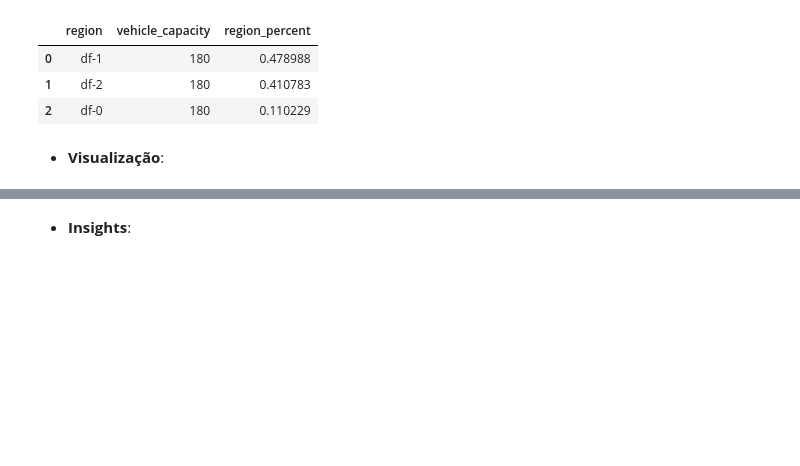
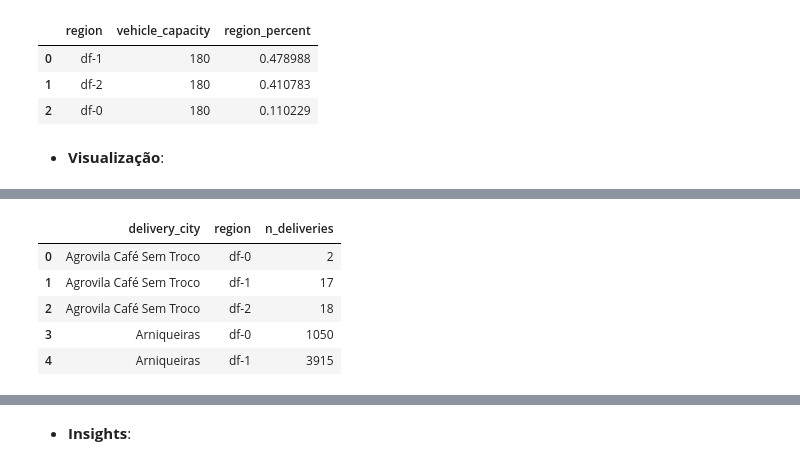
Before and after one commit to anamilanezi/ebac-dados, a Jupyter notebook: projetos/em17-analise-exploratoria-python-II.ipynb, the cells around one changed output, grey strips where cells are left out. Drawn from its saved outputs; the diff is of its cells as text; code cells hidden in the pictures; blank space fills up the shorter version.

```diff
--- a/projetos/em17-analise-exploratoria-python-II.ipynb
+++ b/projetos/em17-analise-exploratoria-python-II.ipynb
@@ -839,0 +844,9 @@ with sns.axes_style('whitegrid'):
+# %%
+df_grouped_city.head()
+# %% [output]
+|  | delivery_city | region | n_deliveries |
+| 0 | Agrovila Café Sem Troco | df-0 | 2 |
+| 1 | Agrovila Café Sem Troco | df-1 | 17 |
+| 2 | Agrovila Café Sem Troco | df-2 | 18 |
+| 3 | Arniqueiras | df-0 | 1050 |
+| 4 | Arniqueiras | df-1 | 3915 |
```
Also changed, not shown: parts of 13 cells of this notebook.
